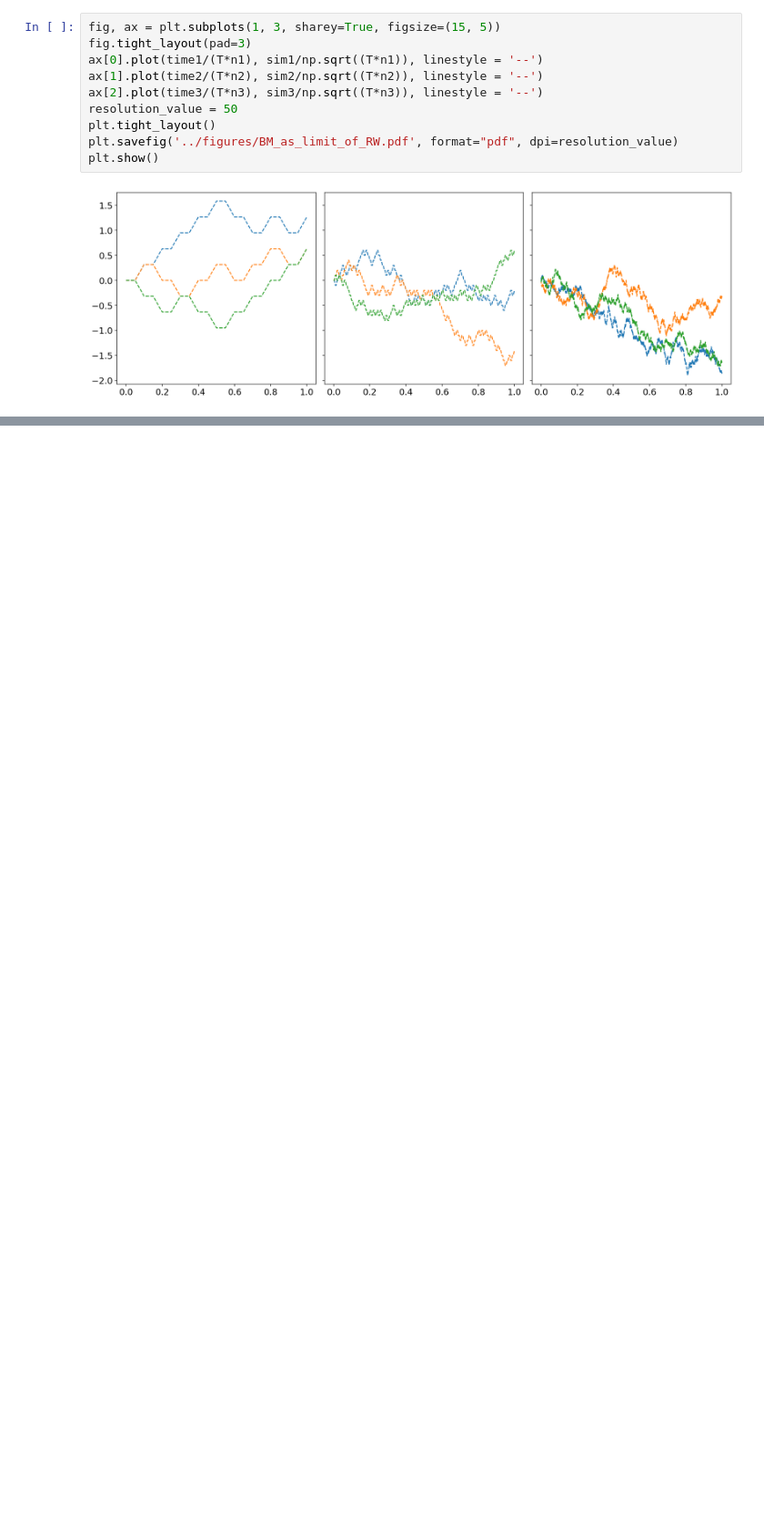
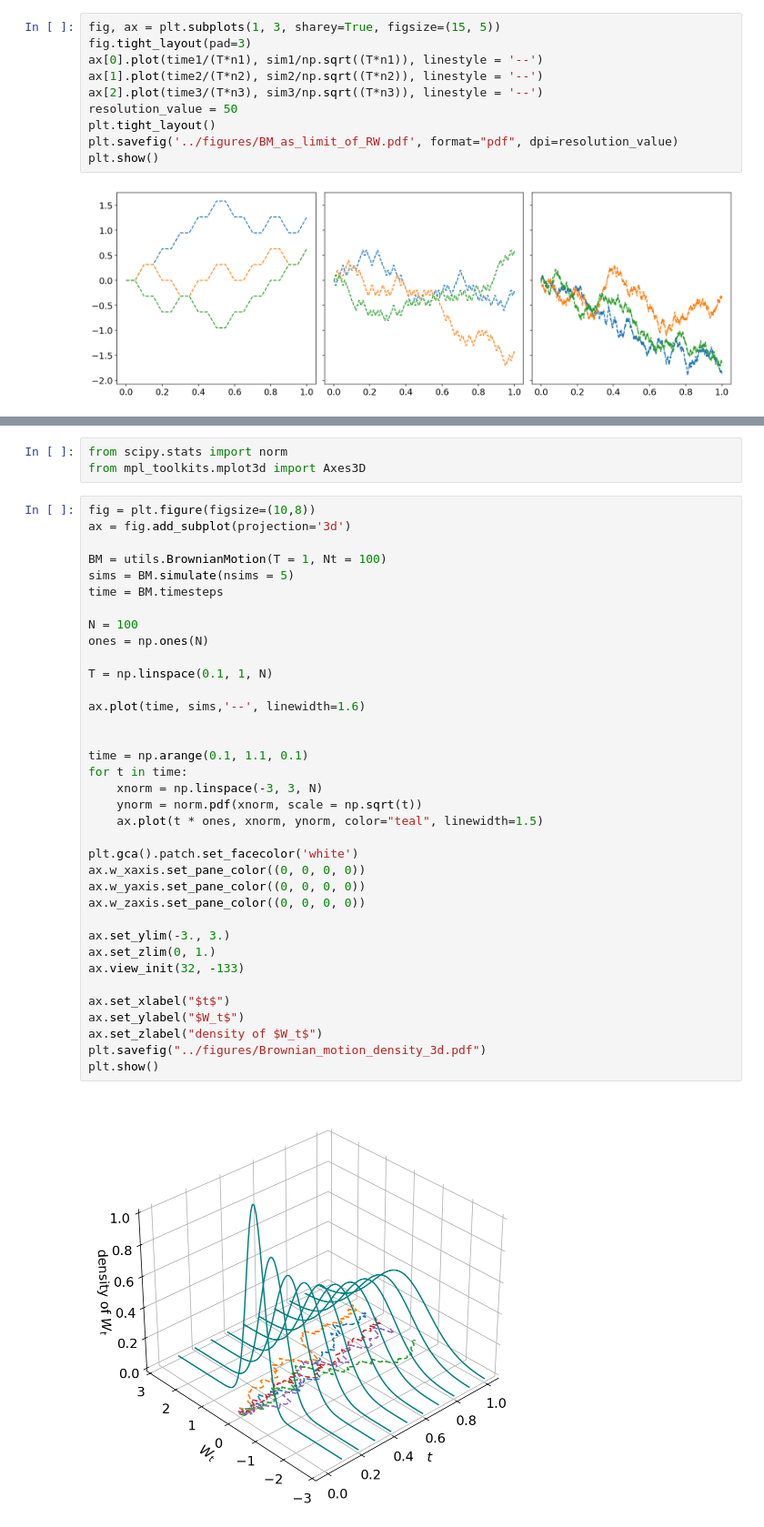
Before and after one commit to leandro-sbetancourt/kcl-continuous-time-finance, a Jupyter notebook: notebooks/Ch3-Brownian-motion.ipynb, the cells around one changed output, grey strips where cells are left out. Shown at 91% size. Cells and saved outputs as stored; diff of their text form; blank space fills up the shorter version.

```diff
--- a/notebooks/Ch3-Brownian-motion.ipynb
+++ b/notebooks/Ch3-Brownian-motion.ipynb
@@ -125,0 +131,41 @@ plt.show()
+# %%
+from scipy.stats import norm
+from mpl_toolkits.mplot3d import Axes3D
+# %%
+fig = plt.figure(figsize=(10,8))
+ax = fig.add_subplot(projection='3d')
+
+BM = utils.BrownianMotion(T = 1, Nt = 100)
+sims = BM.simulate(nsims = 5)
+time = BM.timesteps
+
+N = 100
+ones = np.ones(N)
+
+T = np.linspace(0.1, 1, N)
+
+ax.plot(time, sims,'--', linewidth=1.6)
+
+
+time = np.arange(0.1, 1.1, 0.1)
+for t in time:
+    xnorm = np.linspace(-3, 3, N)
+    ynorm = norm.pdf(xnorm, scale = np.sqrt(t))
+    ax.plot(t * ones, xnorm, ynorm, color="teal", linewidth=1.5)
+
+plt.gca().patch.set_facecolor('white')
+ax.w_xaxis.set_pane_color((0, 0, 0, 0))
+ax.w_yaxis.set_pane_color((0, 0, 0, 0))
+ax.w_zaxis.set_pane_color((0, 0, 0, 0))
+
+ax.set_ylim(-3., 3.)
+ax.set_zlim(0, 1.)
+ax.view_init(32, -133)
+
+ax.set_xlabel("$t$")
+ax.set_ylabel("$W_t$")
+ax.set_zlabel("density of $W_t$")
+plt.savefig("../figures/Brownian_motion_density_3d.pdf")
+plt.show()
+# %% [output]
+[figure, added]
```
Also changed, not shown: parts of 2 cells of this notebook.
